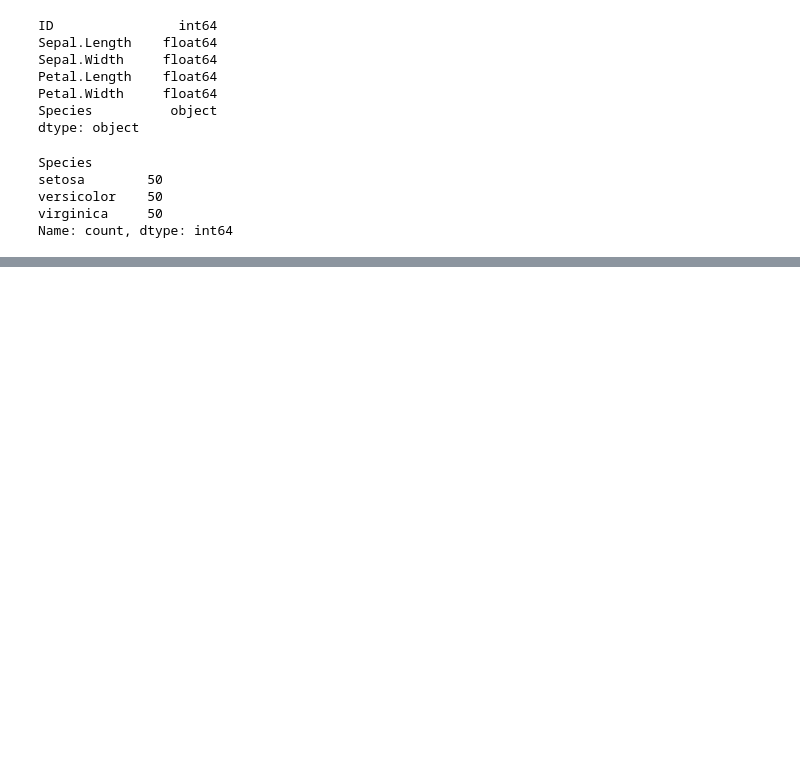
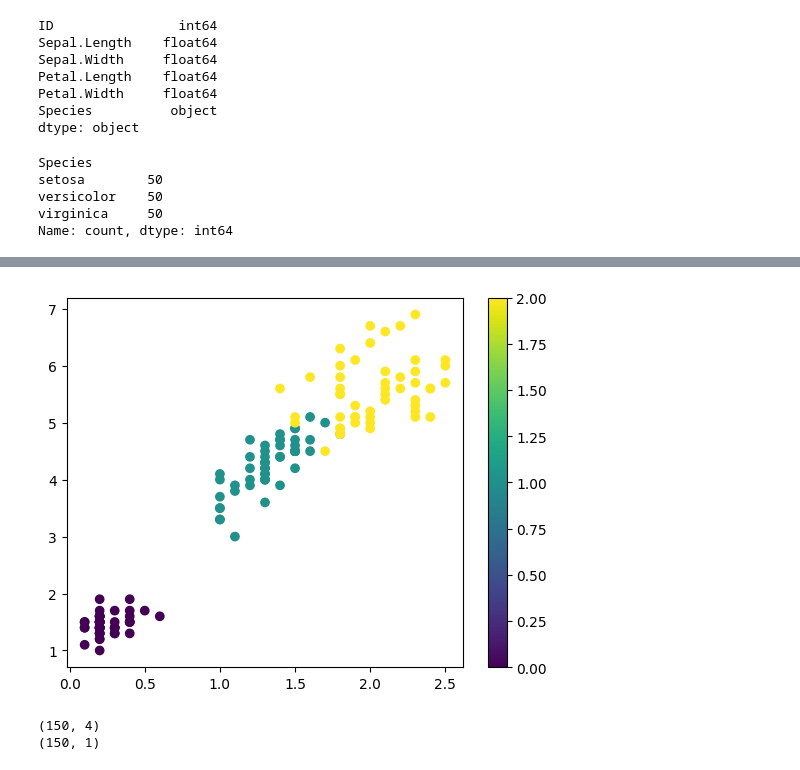
Before and after one commit to TheSolom/Machine-Learning, a Jupyter notebook: ML_Logistic Regression_Iris Dataset/Iris Dataset.ipynb, the cells around one changed output, grey strips where cells are left out. Saved outputs shown, nothing was run; the diff lists cells and outputs as text; code cells hidden in the pictures; blank space fills up the shorter version.

```diff
--- a/ML_Logistic Regression_Iris Dataset/Iris Dataset.ipynb
+++ b/ML_Logistic Regression_Iris Dataset/Iris Dataset.ipynb
@@ -65,0 +68,17 @@ array([0, 1, 2], dtype=int64)
+# %%
+import matplotlib.pyplot as plt
+
+plt.scatter(iris["Petal.Width"], iris["Petal.Length"], c=iris["Species"])
+plt.colorbar()
+plt.show()
+# %% [output]
+[figure, added]
+# %%
+X = iris.iloc[:, 1:-1]
+y = iris.iloc[:, -1:]
+
+print(X.shape)
+print(y.shape)
+# %% [output]
+(150, 4)
+(150, 1)
```
Also changed, not shown: parts of 3 cells of this notebook.
